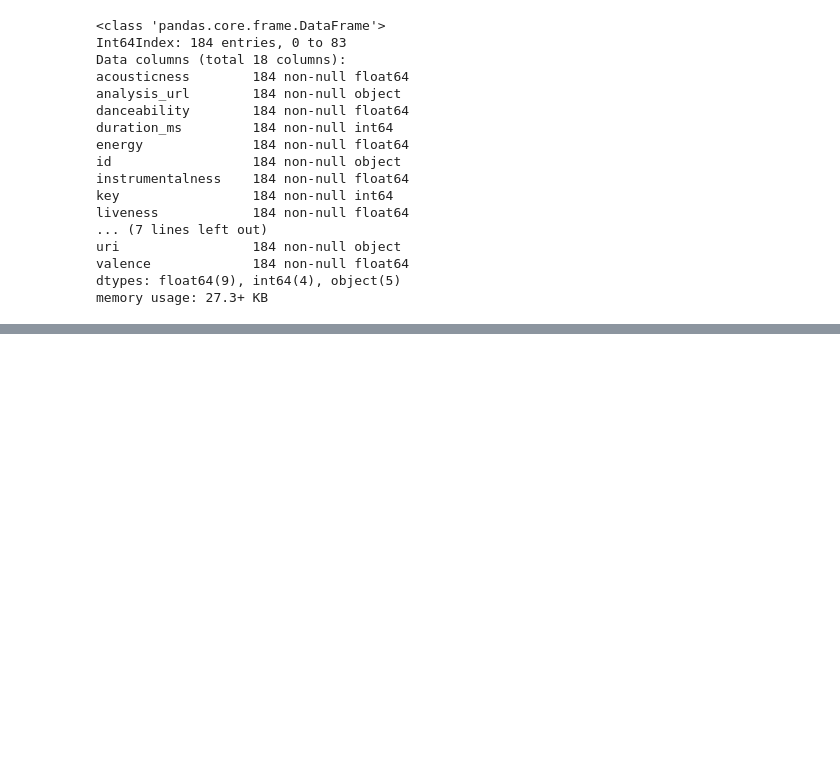
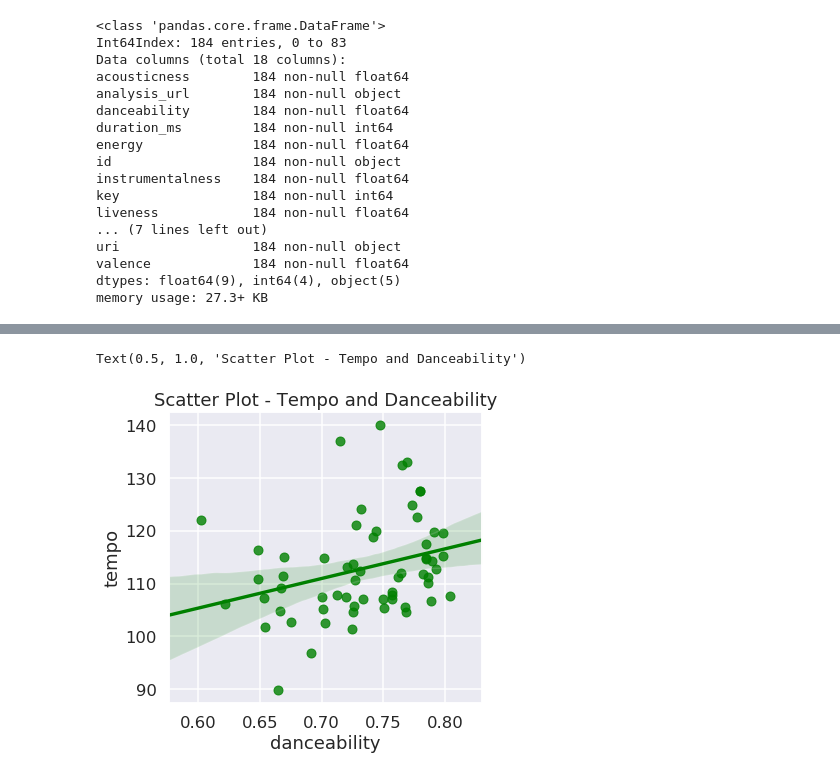
Before and after one commit to Rimab55/spotify_eda, a Jupyter notebook: project1_spotify.ipynb, the cells around one changed output, grey strips where cells are left out. Drawn from its saved outputs; the diff is of its cells as text; code cells hidden in the pictures; blank space fills up the shorter version.

```diff
--- a/project1_spotify.ipynb
+++ b/project1_spotify.ipynb
@@ -247,0 +236,3 @@ average_features.sort_values('energy',ascending = False)
+# %%
+currentpalette = sns.color_palette(palette = "muted",n_colors = 20)
+sns.set_palette(currentpalette)
@@ -247,0 +250,11 @@ average_features.sort_values('energy',ascending = False)
+# %%
+# plt.style.use("fivethirtyeight")
+# sns.set(style="darkgrid", context="talk")
+plt.figure(figsize=(5,5))
+dance_energy = sns.regplot(x=average_features.danceability,
+                         y=average_features.tempo,
+                        color = 'green')
+plt.title('Scatter Plot - Tempo and Danceability')
+# %% [output]
+Text(0.5, 1.0, 'Scatter Plot - Tempo and Danceability')
+[figure, added]
```
Also changed, not shown: parts of 34 cells of this notebook.
